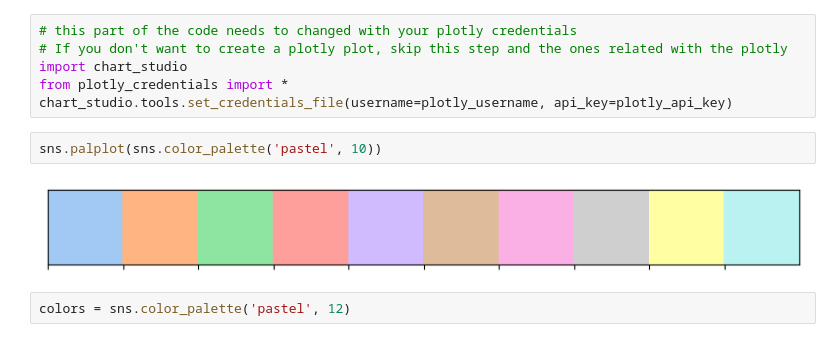
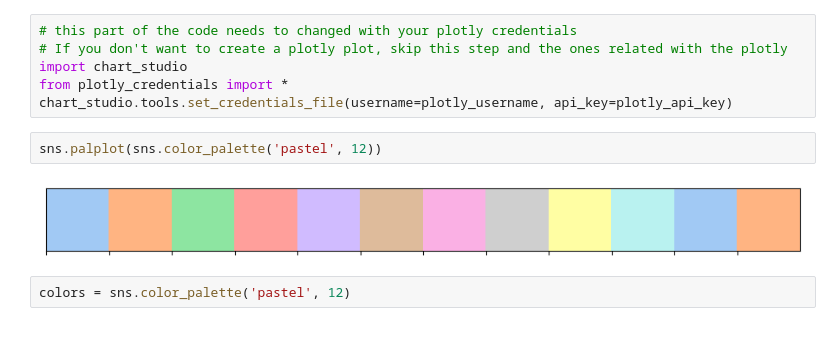
Before and after one commit to stopdemir/ecommerce-data-analysis, a Jupyter notebook: data_analysis.ipynb, the cells around one changed output. Saved outputs shown, nothing was run; the diff lists cells and outputs as text.

```diff
--- a/data_analysis.ipynb
+++ b/data_analysis.ipynb
@@ -23,9 +23,9 @@ import chart_studio
 from plotly_credentials import *
 chart_studio.tools.set_credentials_file(username=plotly_username, api_key=plotly_api_key)
 # %%
-sns.palplot(sns.color_palette('pastel', 10))
+sns.palplot(sns.color_palette('pastel', 12))
 # %% [output]
-[figure, old version]
+[figure, new version]
 # %%
 colors = sns.color_palette('pastel', 12)
 # %%
```
